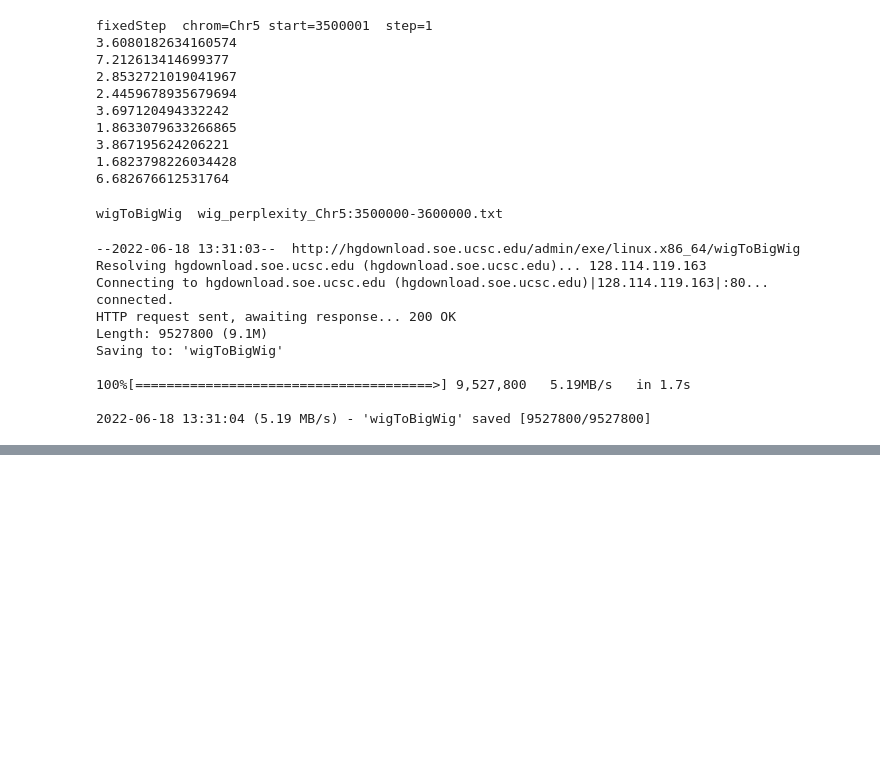
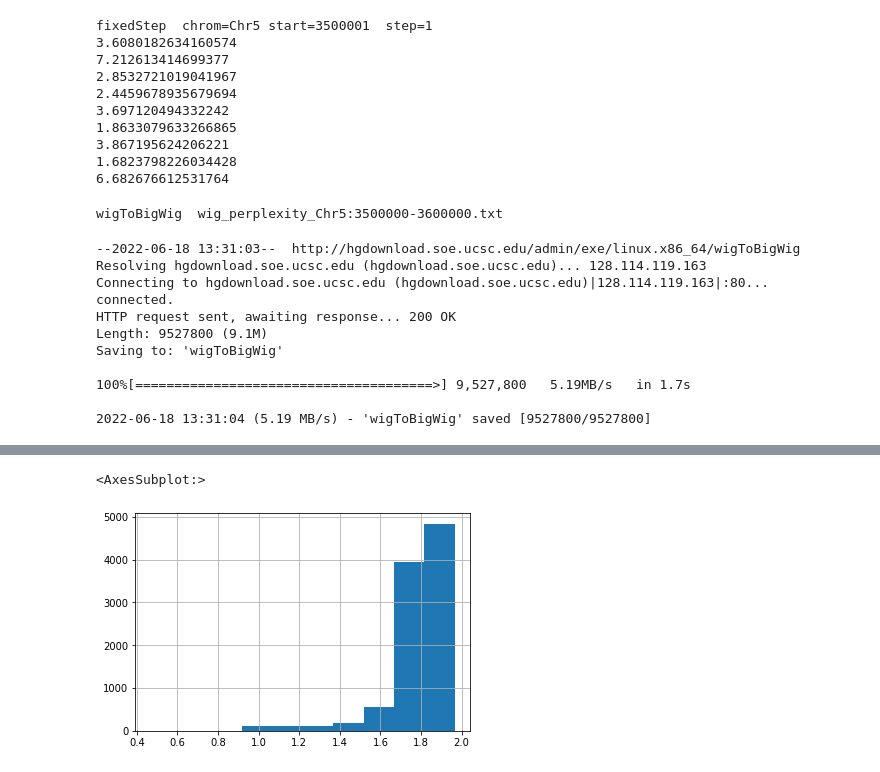
Before and after one commit to songlab-cal/gpn, a Jupyter notebook: analysis/mlm/plot_perplexity_small_region.ipynb, the cells around one changed output, grey strips where cells are left out. Saved outputs shown, nothing was run; the diff lists cells and outputs as text; code cells hidden in the pictures; blank space fills up the shorter version.

```diff
--- a/analysis/mlm/plot_perplexity_small_region.ipynb
+++ b/analysis/mlm/plot_perplexity_small_region.ipynb
@@ -375,0 +691,5 @@ Chr5    26975502
+# %%
+df_regions = bf.subtract(df_regions, large_win_entropy.query('entropy < 1.0'))
+df_regions.pos = df_regions.pos.astype(int)
+df_regions.set_index("pos", drop=False, inplace=True)
+df_regions
@@ -375,0 +711,8 @@ Chr5    26975502
+# %%
+win_entropy = df_regions.apply(lambda row: local_median(row, window_size), axis=1).dropna().to_frame()
+win_entropy.rename(columns={0: "entropy"}, inplace=True)
+win_entropy["bin"] = win_entropy.index // window_size
+win_entropy["chrom"] = df_regions.chrom.iloc[0]
+win_entropy["start"] = win_entropy.index - window_size//2
+win_entropy["end"] = win_entropy.index + window_size//2
+win_entropy
@@ -375,0 +734,4 @@ Chr5    26975502
+# %%
+win_entropy = win_entropy.sort_values("entropy")
+#win_entropy = win_entropy.drop_duplicates("bin") # this is a bad idea
+win_entropy
@@ -375,0 +753,5 @@ Chr5    26975502
+# %%
+win_entropy.entropy.hist()
+# %% [output]
+<AxesSubplot:>
+[figure, added]
```
Also changed, not shown: parts of 43 cells of this notebook.
